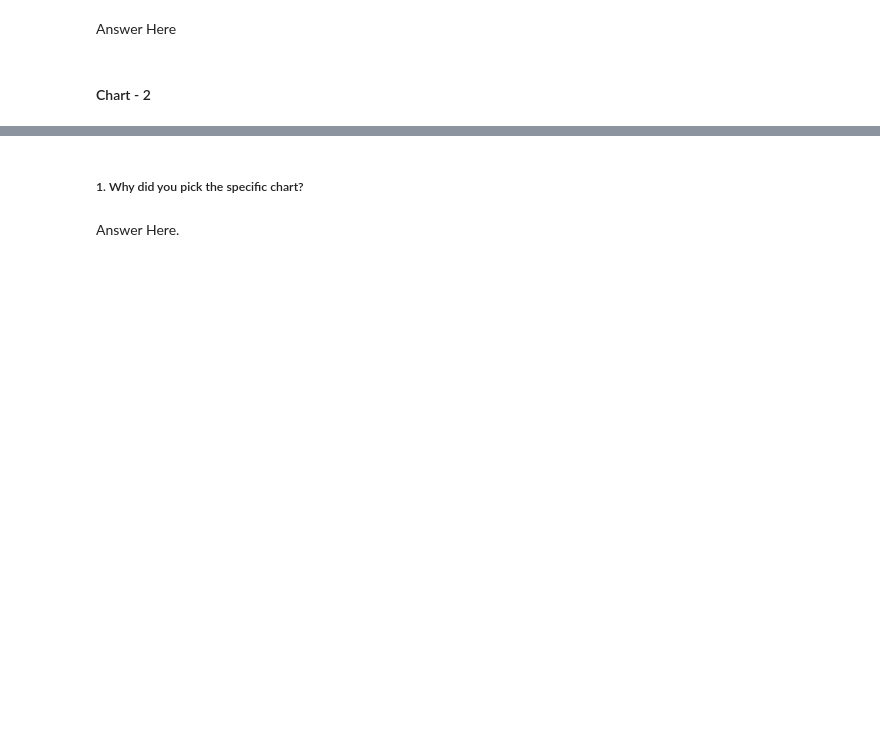
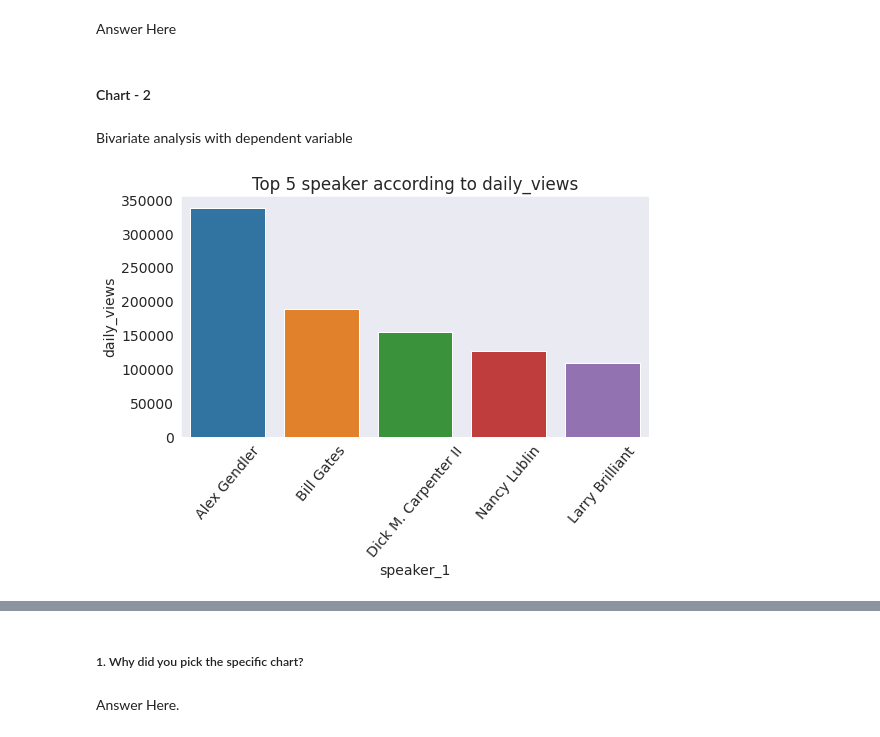
Before and after one commit to rajathAgalkote/TedTalksViewsPrediction_MLRegression, a Jupyter notebook: TED_Talks_Prediction_Regression_ML.ipynb, the cells around one changed output, grey strips where cells are left out. Drawn from its saved outputs; the diff is of its cells as text; code cells hidden in the pictures; blank space fills up the shorter version.

```diff
--- a/TED_Talks_Prediction_Regression_ML.ipynb
+++ b/TED_Talks_Prediction_Regression_ML.ipynb
@@ -188,5 +441,7 @@ Are there any insights that lead to negative growth? Justify with specific reaso
 Answer Here
 # %% [markdown]
 #### Chart - 2
+# %% [markdown]
+Bivariate analysis with dependent variable
 # %%
 # Chart - 2 visualization code
@@ -192,0 +449,12 @@ Answer Here
+# %%
+# speaker_1 vs daily_views
+#top 5 speakers
+
+temp=raw_data.groupby(['speaker_1'],as_index=False)['daily_views'].sum().sort_values('daily_views',ascending=False)[:5]
+plt.figure(figsize=(8,6))
+ax=sns.barplot(x='speaker_1', y='daily_views',data=temp)
+plt.setp(ax.get_xticklabels(), rotation=50);
+plt.title('Top 5 speaker according to daily_views')
+ax.grid(False)
+# %% [output]
+[figure, added]
```
Also changed, not shown: parts of 43 cells of this notebook.
